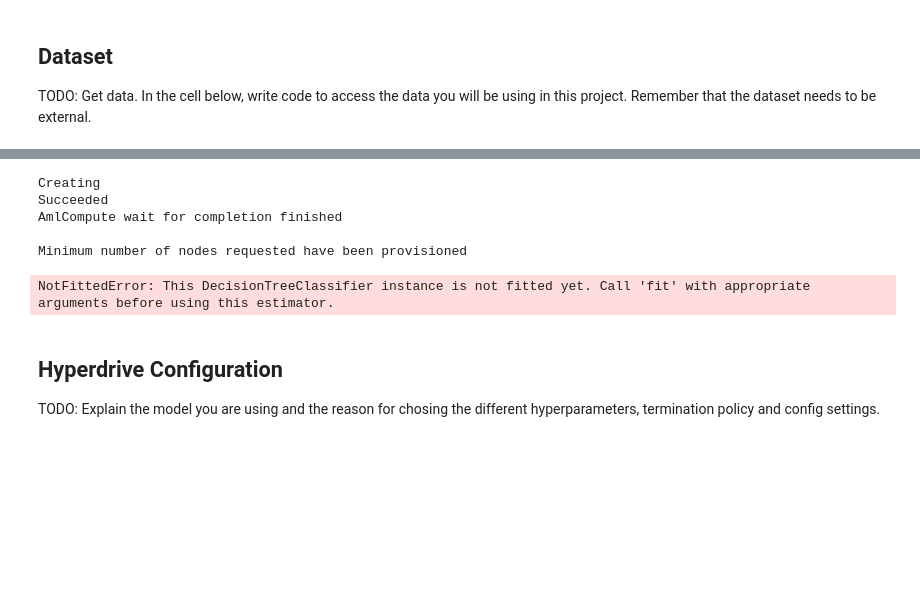
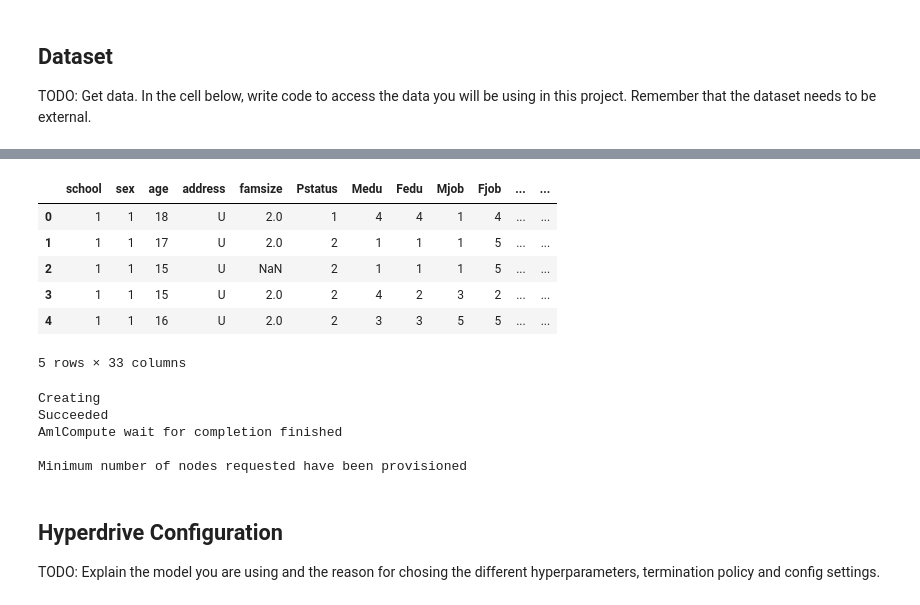
Before and after one commit to yimp341/nd00333-capstone, a Jupyter notebook: hyperparameter_tuning.ipynb, the cells around one changed output, grey strips where cells are left out. Drawn from its saved outputs; the diff is of its cells as text; code cells hidden in the pictures; blank space fills up the shorter version.

```diff
--- a/hyperparameter_tuning.ipynb
+++ b/hyperparameter_tuning.ipynb
@@ -87,3 +143,13 @@ x["romantic"] = x.romantic.apply(lambda s: 1 if s == "yes" else 0)
+# %%
+x.head()
+# %% [output]
+|  | school | sex | age | address | famsize | Pstatus | Medu | Fedu | Mjob | Fjob | ... | ... |
+| 0 | 1 | 1 | 18 | U | 2.0 | 1 | 4 | 4 | 1 | 4 | ... | ... |
+| 1 | 1 | 1 | 17 | U | 2.0 | 2 | 1 | 1 | 1 | 5 | ... | ... |
+| 2 | 1 | 1 | 15 | U | NaN | 2 | 1 | 1 | 1 | 5 | ... | ... |
+| 3 | 1 | 1 | 15 | U | 2.0 | 2 | 4 | 2 | 3 | 2 | ... | ... |
+| 4 | 1 | 1 | 16 | U | 2.0 | 2 | 3 | 3 | 5 | 5 | ... | ... |
+5 rows × 33 columns
 # %%
 from azureml.core.compute import ComputeTarget, AmlCompute
 
@@ -112,65 +178,6 @@ Succeeded
 AmlCompute wait for completion finished
 
 Minimum number of nodes requested have been provisioned
-# %%
-import argparse
-import os
-import numpy as np
-from sklearn.metrics import mean_squared_error
-import joblib
-from sklearn.model_selection import train_test_split
-from sklearn.preprocessing import OneHotEncoder
-import pandas as pd
-from azureml.core.run import Run
-from azureml.data.dataset_factory import TabularDatasetFactory
-from azureml.core import Dataset
-from sklearn.model_selection import train_test_split
-#from sklearn.ensemble import RandomForestClassifier
-#from sklearn.datasets import make_classification
-#from sklearn.datasets import load_iris
-#from sklearn.model_selection import cross_val_score
-from sklearn.tree import DecisionTreeClassifier
-
-
-x= pd.DataFrame(ds1)
-y= ds1.drop("Walc", inplace=False, axis=1)
-
-
- #   return x_df, y_df
-
-    # Add arguments to script
-#x, y = clean_data(ds1)
-
-# TODO: Split data into train and test sets.
-
-
-x_train, x_test = train_test_split(x, test_size=0.2)
-y_train, y_test = train_test_split(y, test_size=0.2)
-
-parser = argparse.ArgumentParser()
-   #max_leaf_nodes
-    #parser.add_argument('--n_estimators', type=int, default=100, help="Inverse of regularization strength. Smaller values cause stronger regularization")
-parser.add_argument('--max_leaf_nodes', type=int, default=10, help="Inverse of regularization strength. Smaller values cause stronger regularization")
-parser.add_argument('--min_samples_split', type=int, default=2, help="Maximum number of iterations to converge")
-
-args = parser.parse_args()
-
-run.log("max_leaf_nodes:", np.int(args.max_leaf_nodes))
-run.log("min_samples_split", np.int(args.min_samples_split))
-
-    #model = LogisticRegression(C=args.C, max_iter=args.max_iter).fit(x_train, y_train)
-
-    #---this-one--model = RandomForestClassifier(n_estimators = args.n_estimators, min_samples_split = args.min_samples_split)
-
-model = DecisionTreeClassifier(min_samples_split = 2, random_state=0, max_leaf_nodes = 10)
-  #model = RandomForestClassifier(n_estimators = args.n_estimators)
-
-accuracy = model.score(x_test, y_test)
-run.log("Accuracy", np.float(accuracy))
-os.makedirs('outputs',exist_ok=True)
-joblib.dump(model, 'outputs/model.joblib')
-# %% [output]
-NotFittedError: This DecisionTreeClassifier instance is not fitted yet. Call 'fit' with appropriate arguments before using this estimator.
 # %% [markdown]
 ## Hyperdrive Configuration
 
```
Also changed, not shown: parts of 3 cells of this notebook.
